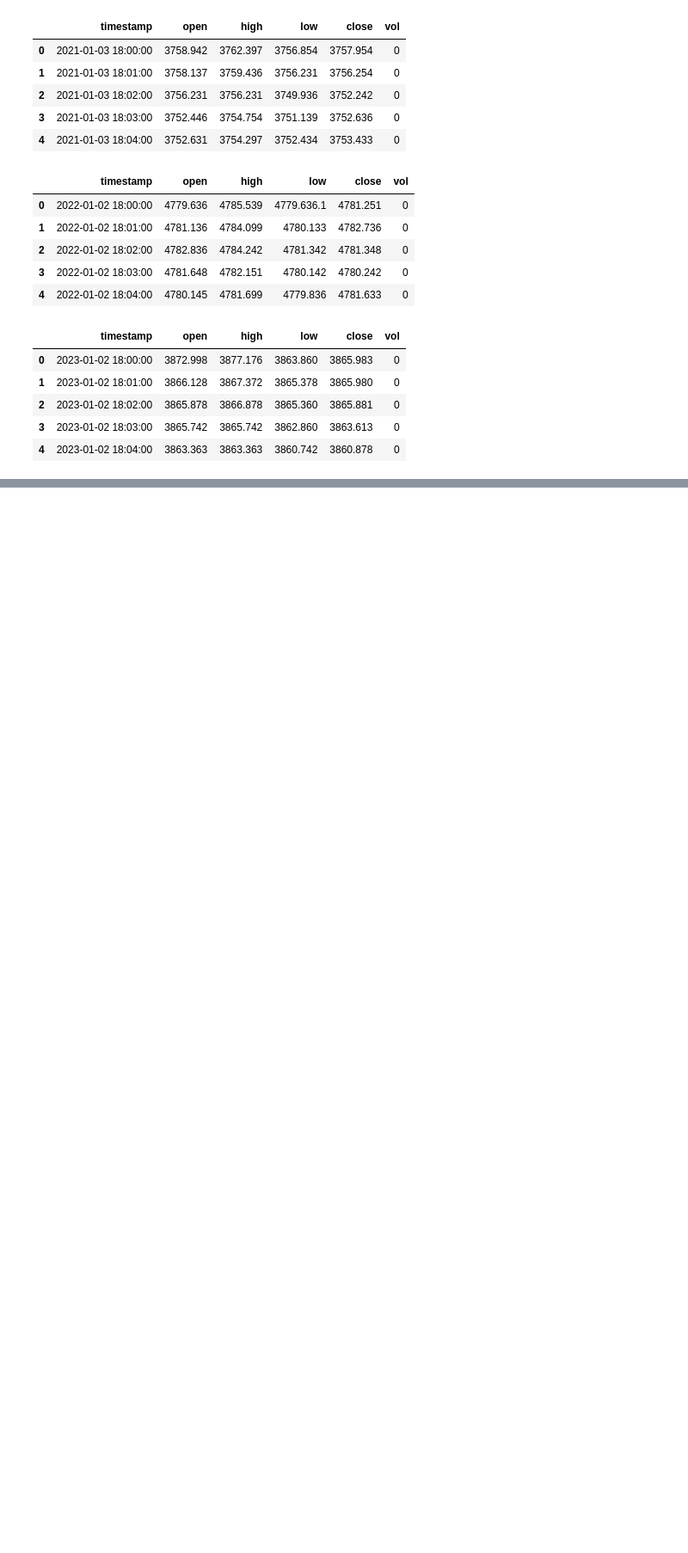
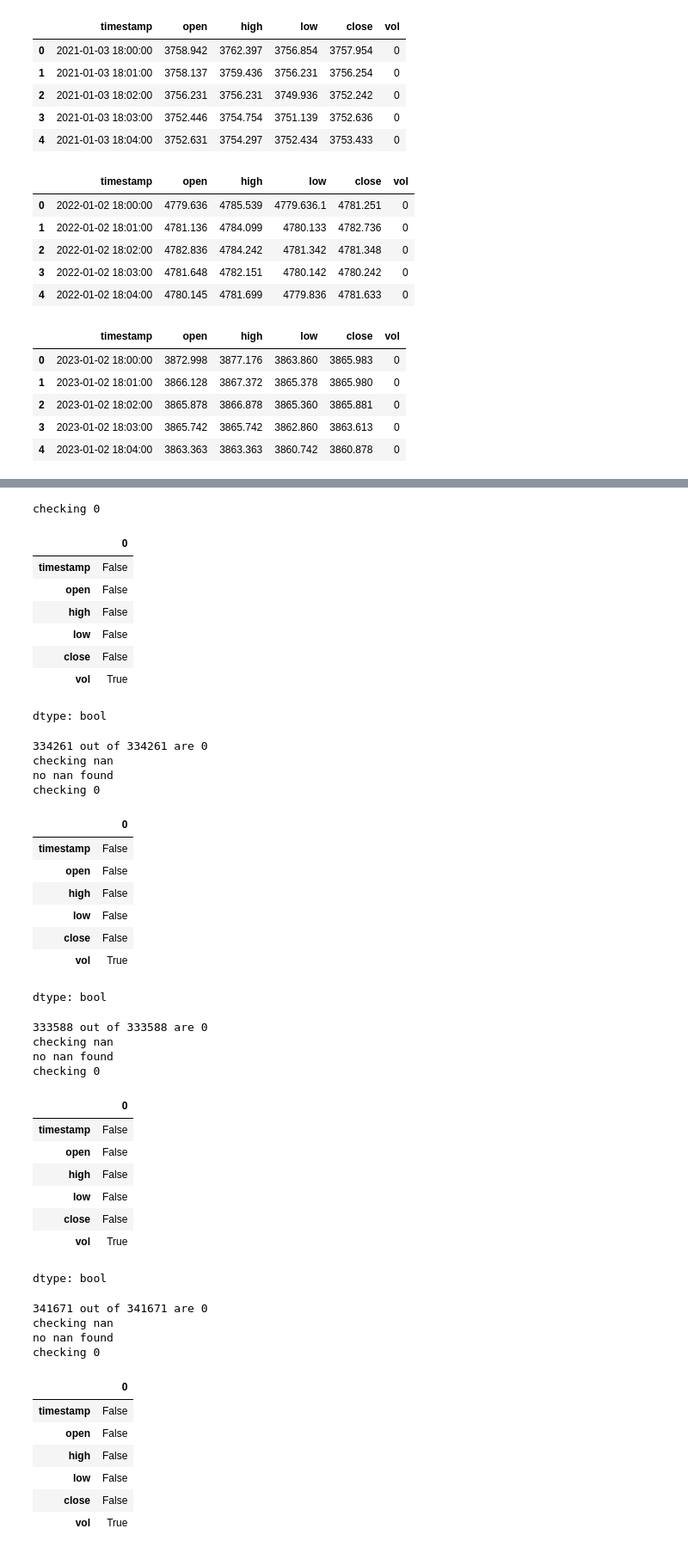
Before and after one commit to filipchudzynski/stock-market-non-gaussianity-analyzer_v2, a Jupyter notebook: basic_analysis_of_data.ipynb, the cells around one changed output, grey strips where cells are left out. Shown at 86% size. Saved outputs shown, nothing was run; the diff lists cells and outputs as text; code cells hidden in the pictures; blank space fills up the shorter version.

```diff
--- a/basic_analysis_of_data.ipynb
+++ b/basic_analysis_of_data.ipynb
@@ -430,0 +334,55 @@ Name: timestamp, dtype: object
+# %%
+for df in dfs:
+  for val_to_check in [0,np.nan]:
+    print(f"checking {val_to_check}")
+    faulty_rows = df.eq(val_to_check).any()
+    if faulty_rows.any():
+      display(faulty_rows)
+      print(f"{len(df[df.eq(val_to_check).any(axis=1)])} out of {len(df)} are {val_to_check}")
+    else:
+      print(f"no {val_to_check} found")
+# %% [output]
+checking 0
+|  | 0 |
+| timestamp | False |
+| open | False |
+| high | False |
+| low | False |
+| close | False |
+| vol | True |
+dtype: bool
+334261 out of 334261 are 0
+checking nan
+no nan found
+checking 0
+|  | 0 |
+| timestamp | False |
+| open | False |
+| high | False |
+| low | False |
+| close | False |
+| vol | True |
+dtype: bool
+333588 out of 333588 are 0
+checking nan
+no nan found
+checking 0
+|  | 0 |
+| timestamp | False |
+| open | False |
+| high | False |
+| low | False |
+| close | False |
+| vol | True |
+dtype: bool
+341671 out of 341671 are 0
+checking nan
+no nan found
+checking 0
+|  | 0 |
+| timestamp | False |
+| open | False |
+| high | False |
+| low | False |
+| close | False |
+| vol | True |
```
Also changed, not shown: parts of 9 cells of this notebook.
